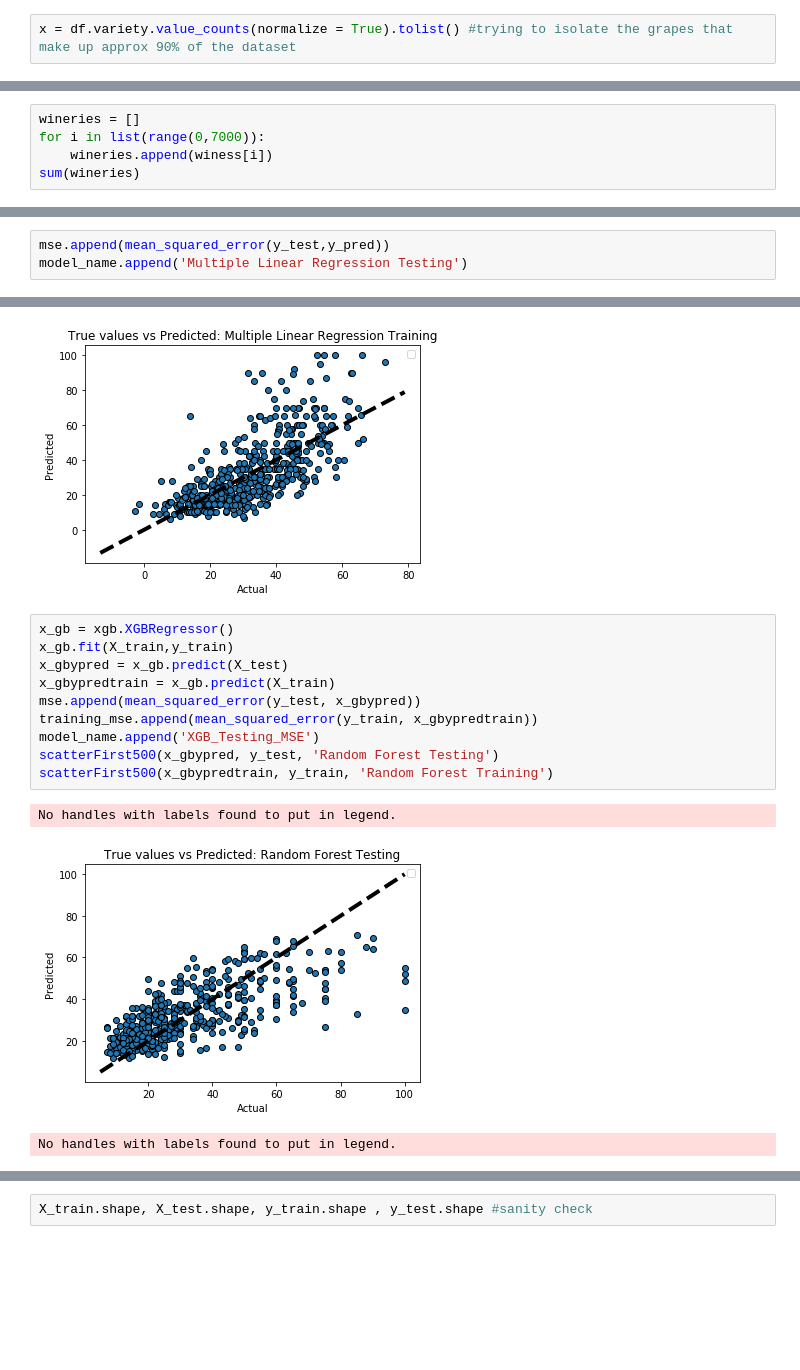
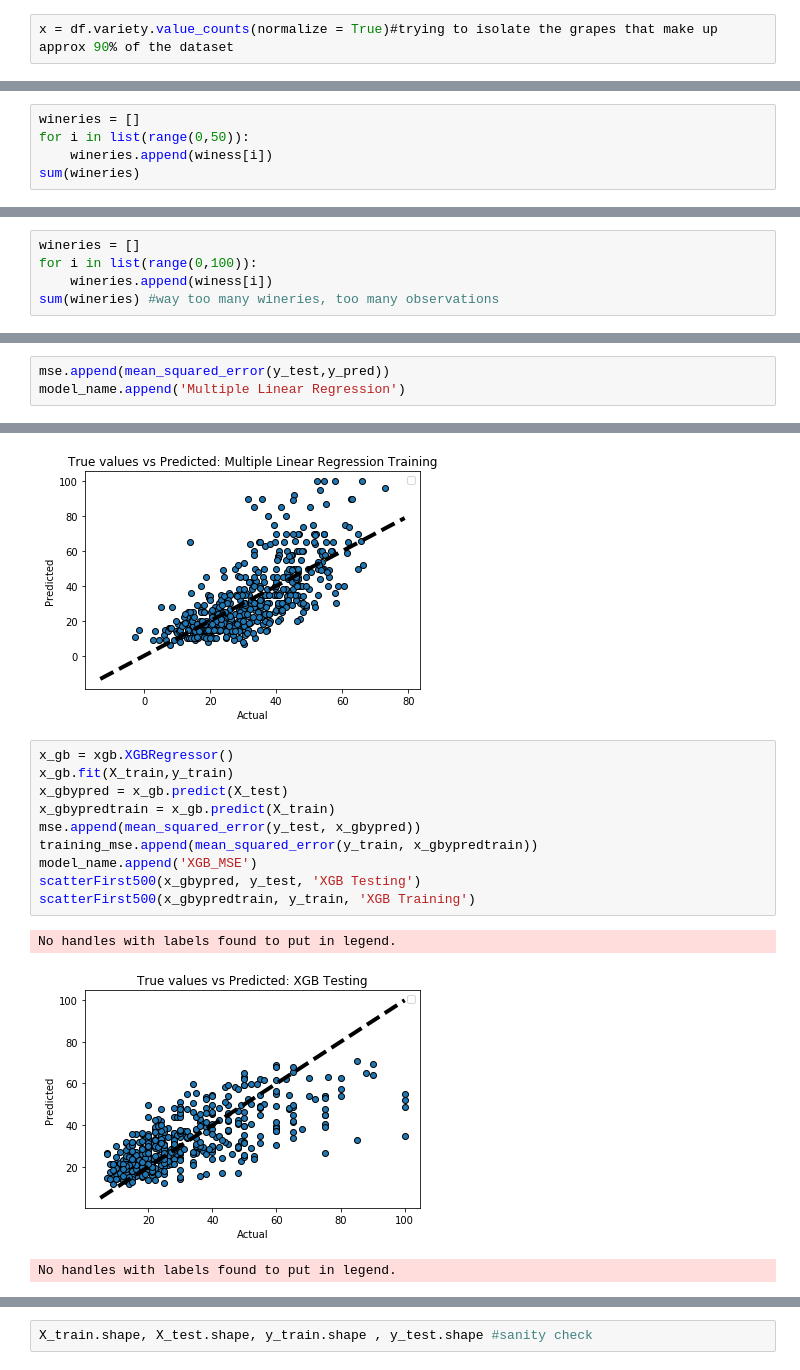
Before and after one commit to FHyder/Module4Project, a Jupyter notebook: Untitled.ipynb, the cells around one changed output, grey strips where cells are left out. Cells and saved outputs as stored; diff of their text form; blank space fills up the shorter version.

```diff
--- a/Untitled.ipynb
+++ b/Untitled.ipynb
@@ -198,6 +221,6 @@ Franconia                   1.000000
 Name: variety, Length: 691, dtype: float64
 # %%
-x = df.variety.value_counts(normalize = True).tolist() #trying to isolate the grapes that make up approx 90% of the dataset
+x = df.variety.value_counts(normalize = True)#trying to isolate the grapes that make up approx 90% of the dataset
 # %%
 y = []
 for i in list(range(0,60)):
@@ -321,7 +344,7 @@ df.winery.nunique()
 winess = df.winery.value_counts(normalize=True).tolist()
 # %%
 wineries = []
-for i in list(range(0,7000)):
+for i in list(range(0,50)):
     wineries.append(winess[i])
 sum(wineries)
 # %% [output]
@@ -330,0 +352,5 @@ sum(wineries)
+# %%
+wineries = []
+for i in list(range(0,100)):
+    wineries.append(winess[i])
+sum(wineries) #way too many wineries, too many observations
@@ -645,4 +687,4 @@ X_train.shape, X_test.shape, X.shape, y_train.shape
 y_pred = model.predict(X_test)
 # %%
 mse.append(mean_squared_error(y_test,y_pred))
-model_name.append('Multiple Linear Regression Testing')
+model_name.append('Multiple Linear Regression')
@@ -687,14 +723,14 @@ No handles with labels found to put in legend.
 # %%
 x_gb = xgb.XGBRegressor()
 x_gb.fit(X_train,y_train)
 x_gbypred = x_gb.predict(X_test)
 x_gbypredtrain = x_gb.predict(X_train)
 mse.append(mean_squared_error(y_test, x_gbypred))
 training_mse.append(mean_squared_error(y_train, x_gbypredtrain))
-model_name.append('XGB_Testing_MSE')
-scatterFirst500(x_gbypred, y_test, 'Random Forest Testing')
-scatterFirst500(x_gbypredtrain, y_train, 'Random Forest Training')
+model_name.append('XGB_MSE')
+scatterFirst500(x_gbypred, y_test, 'XGB Testing')
+scatterFirst500(x_gbypredtrain, y_train, 'XGB Training')
 # %% [output]
 No handles with labels found to put in legend.
-[figure, old version]
+[figure, new version]
 No handles with labels found to put in legend.
```
Also changed, not shown: parts of 93 cells of this notebook, 10 other files.
